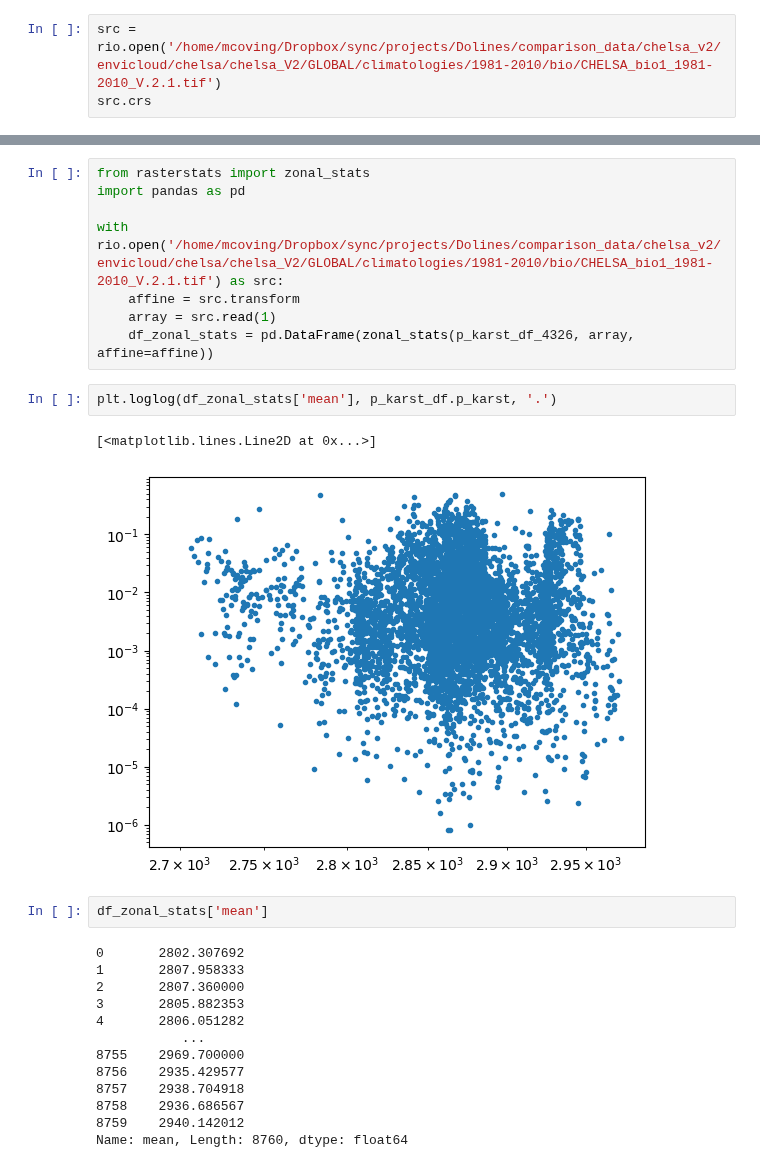
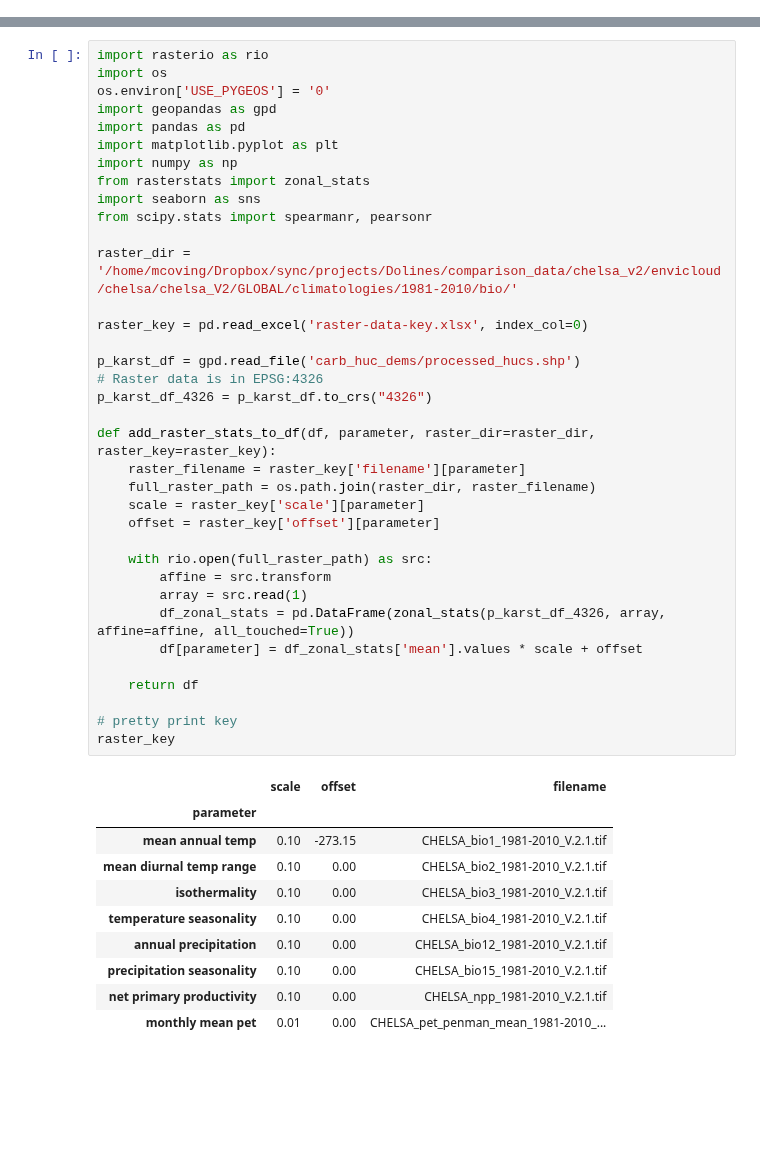
Before and after one commit to CovingtonResearchGroup/sinkhole_analysis, a Jupyter notebook: p_karst_comparison.ipynb, the cells around one changed output, grey strips where cells are left out. Saved outputs shown, nothing was run; the diff lists cells and outputs as text; blank space fills up the shorter version.

Commit message:
cleaned up comparison code

```diff
--- a/p_karst_comparison.ipynb
+++ b/p_karst_comparison.ipynb
@@ -8,3 +0,0 @@ import numpy as np
-# %%
-src = rio.open('/home/mcoving/Dropbox/sync/projects/Dolines/comparison_data/chelsa_v2/envicloud/chelsa/chelsa_V2/GLOBAL/climatologies/1981-2010/bio/CHELSA_bio1_1981-2010_V.2.1.tif')
-src.crs
@@ -32,28 +1,47 @@ plt.imshow(m[0][0])
-# %%
-from rasterstats import zonal_stats
-import pandas as pd
-
-with rio.open('/home/mcoving/Dropbox/sync/projects/Dolines/comparison_data/chelsa_v2/envicloud/chelsa/chelsa_V2/GLOBAL/climatologies/1981-2010/bio/CHELSA_bio1_1981-2010_V.2.1.tif') as src:
-    affine = src.transform
-    array = src.read(1)
-    df_zonal_stats = pd.DataFrame(zonal_stats(p_karst_df_4326, array, affine=affine))
-# %%
-plt.loglog(df_zonal_stats['mean'], p_karst_df.p_karst, '.')
-# %% [output]
-[<matplotlib.lines.Line2D at 0x...>]
-[figure, removed]
-# %%
-df_zonal_stats['mean']
-# %% [output]
-0       2802.307692
-1       2807.958333
-2       2807.360000
-3       2805.882353
-4       2806.051282
-           ...
-8755    2969.700000
-8756    2935.429577
-8757    2938.704918
-8758    2936.686567
-8759    2940.142012
-Name: mean, Length: 8760, dtype: float64
+# %%
+import rasterio as rio
+import os
+os.environ['USE_PYGEOS'] = '0'
+import geopandas as gpd
+import pandas as pd
+import matplotlib.pyplot as plt
+import numpy as np
+from rasterstats import zonal_stats
+import seaborn as sns
+from scipy.stats import spearmanr, pearsonr
+
+raster_dir = '/home/mcoving/Dropbox/sync/projects/Dolines/comparison_data/chelsa_v2/envicloud/chelsa/chelsa_V2/GLOBAL/climatologies/1981-2010/bio/'
+
+raster_key = pd.read_excel('raster-data-key.xlsx', index_col=0)
+
+p_karst_df = gpd.read_file('carb_huc_dems/processed_hucs.shp')
+# Raster data is in EPSG:4326
+p_karst_df_4326 = p_karst_df.to_crs("4326")
+
+def add_raster_stats_to_df(df, parameter, raster_dir=raster_dir, raster_key=raster_key):
+    raster_filename = raster_key['filename'][parameter]
+    full_raster_path = os.path.join(raster_dir, raster_filename)
+    scale = raster_key['scale'][parameter]
+    offset = raster_key['offset'][parameter]
+
+    with rio.open(full_raster_path) as src:
+        affine = src.transform
+        array = src.read(1)
+        df_zonal_stats = pd.DataFrame(zonal_stats(p_karst_df_4326, array, affine=affine, all_touched=True))
+        df[parameter] = df_zonal_stats['mean'].values * scale + offset
+
+    return df
+
+# pretty print key
+raster_key
+# %% [output]
+|  | scale | offset | filename |
+| parameter |  |  |  |
+| mean annual temp | 0.10 | -273.15 | CHELSA_bio1_1981-2010_V.2.1.tif |
+| mean diurnal temp range | 0.10 | 0.00 | CHELSA_bio2_1981-2010_V.2.1.tif |
+| isothermality | 0.10 | 0.00 | CHELSA_bio3_1981-2010_V.2.1.tif |
+| temperature seasonality | 0.10 | 0.00 | CHELSA_bio4_1981-2010_V.2.1.tif |
+| annual precipitation | 0.10 | 0.00 | CHELSA_bio12_1981-2010_V.2.1.tif |
+| precipitation seasonality | 0.10 | 0.00 | CHELSA_bio15_1981-2010_V.2.1.tif |
+| net primary productivity | 0.10 | 0.00 | CHELSA_npp_1981-2010_V.2.1.tif |
+| monthly mean pet | 0.01 | 0.00 | CHELSA_pet_penman_mean_1981-2010_... |
```
Also changed, not shown: parts of 10 cells of this notebook.
